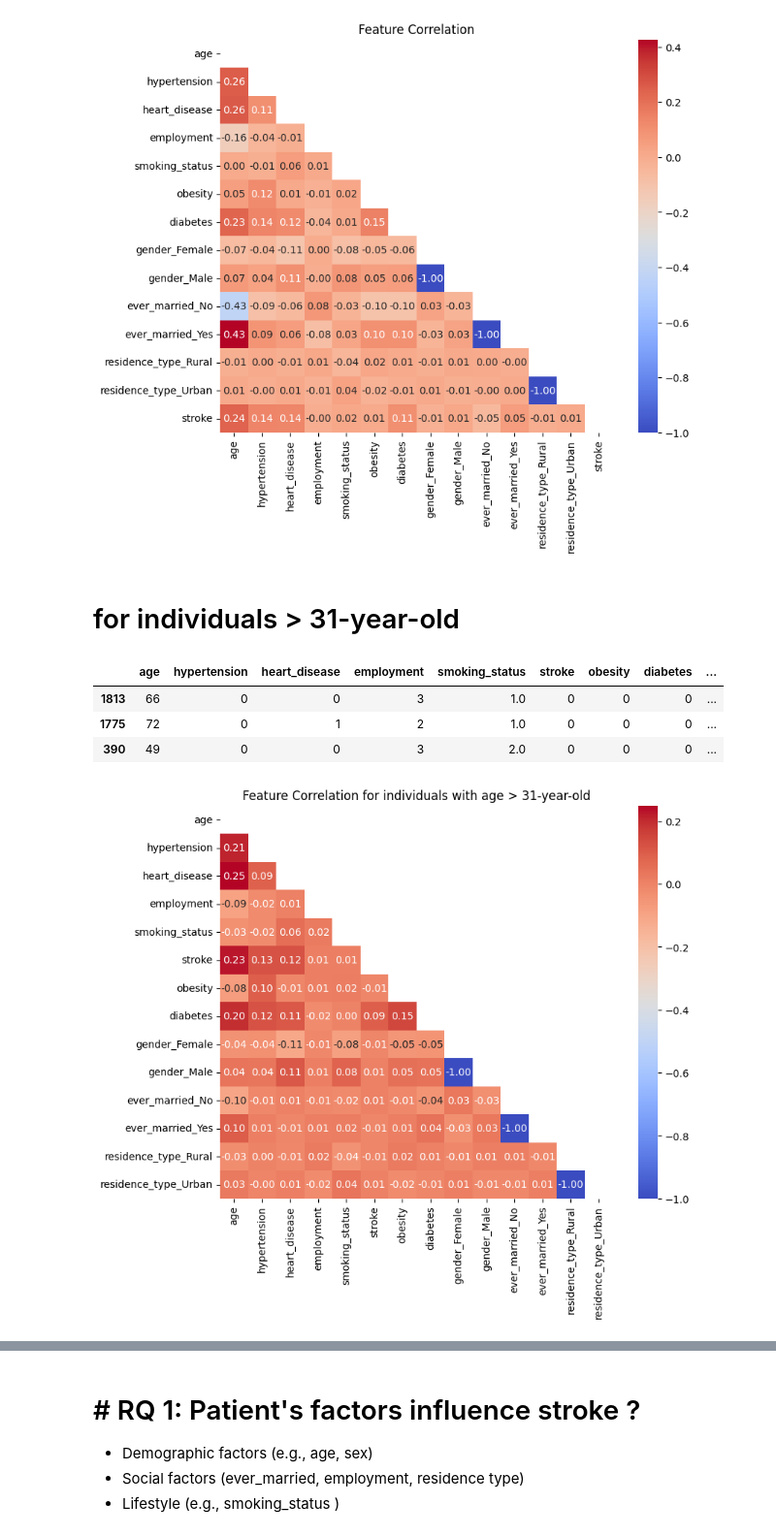
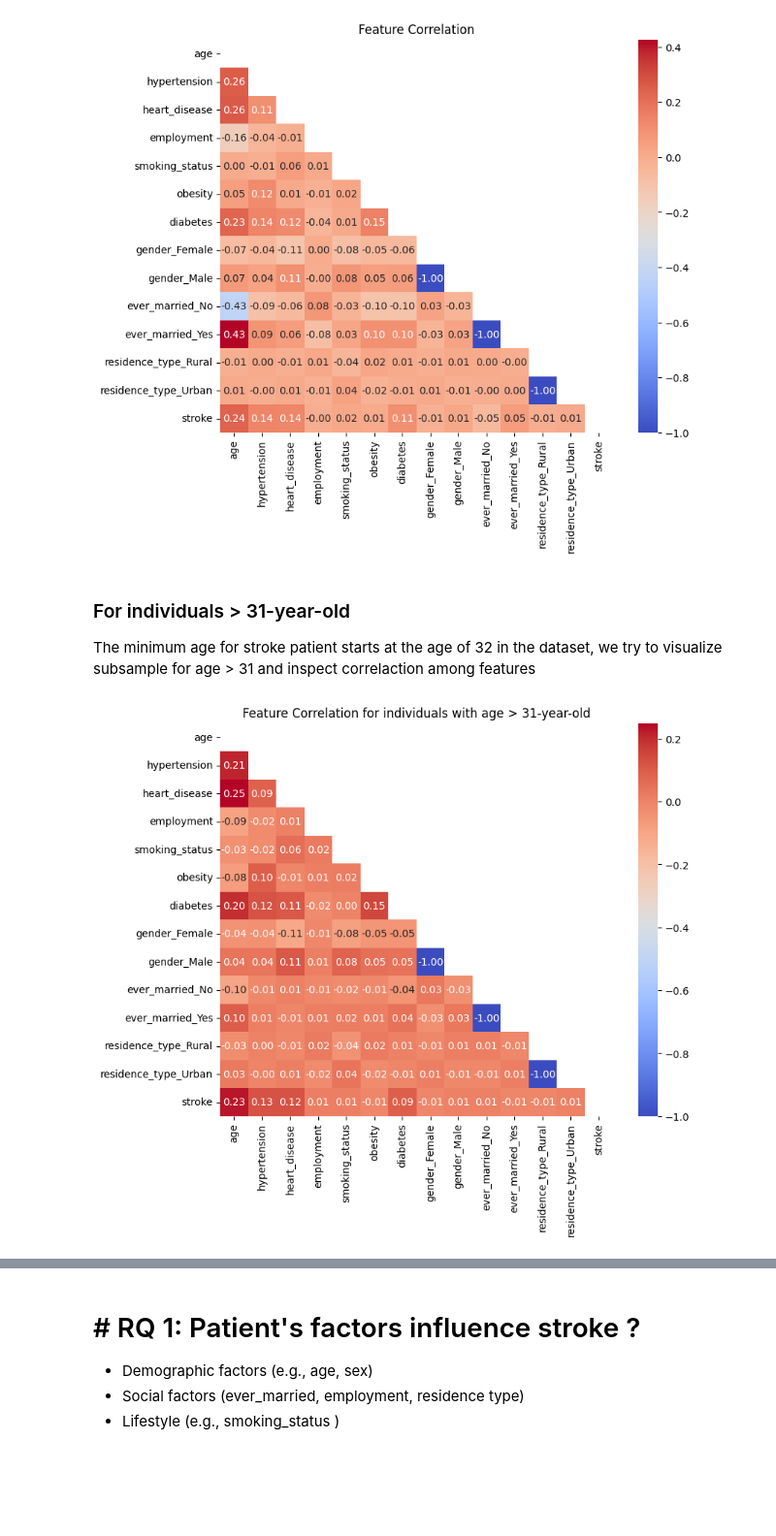
Before and after one commit to lily-aung/HAD7001, a Jupyter notebook: Datathon_2/Datathon_2_Team8.ipynb, the cells around one changed output, grey strips where cells are left out. Shown at 97% size. Saved outputs shown, nothing was run; the diff lists cells and outputs as text; code cells hidden in the pictures; blank space fills up the shorter version.

```diff
--- a/Datathon_2/Datathon_2-Team8.ipynb
+++ b/Datathon_2/Datathon_2_Team8.ipynb
@@ -375,7 +361,7 @@ def preprocess_data(source_df, binary_cols, smoking_dict, employment_dict):
         t_df = pd.concat([t_df, encoded_df], axis=1)
 
     # Display a sample of the processed DataFrame
-    display(t_df.sample(3))
+    #display(t_df.sample(3))
 
     # Return processed DataFrame
     return t_df, None
@@ -418,24 +399,26 @@ plt.title("Feature Correlation")
 plt.show()
 # %% [output]
 [figure]
-# %% [markdown]
-# for individuals > 31-year-old
+# %% [markdown]
+### For individuals > 31-year-old
+The minimum age for stroke patient starts at the age of 32 in the dataset,
+we try to visualize subsample for age > 31 and inspect correlaction among features
 # %%
 t_df_31 = source_df.copy()
 t_df_31 = t_df_31[t_df_31['age']>31].reset_index(drop=True)
 
+
 t_df_31, _ = preprocess_data(t_df_31, binary_cols, smoking_dict, employment_dict)
+
+stroke_col = t_df_31.pop('stroke')
+t_df_31['stroke'] = stroke_col
 
 corr_mtx = t_df_31.corr()
 mask = np.triu(np.ones_like(corr_mtx, dtype=bool))
 
 plt.figure(figsize=(9,7))
 sns.heatmap(corr_mtx, annot=True, cmap='coolwarm', mask=mask, fmt='.2f', square=True)
 plt.title("Feature Correlation for individuals with age > 31-year-old")
 plt.show()
 # %% [output]
-|  | age | hypertension | heart_disease | employment | smoking_status | stroke | obesity | diabetes | ... |
-| 1813 | 66 | 0 | 0 | 3 | 1.0 | 0 | 0 | 0 | ... |
-| 1775 | 72 | 0 | 1 | 2 | 1.0 | 0 | 0 | 0 | ... |
-| 390 | 49 | 0 | 0 | 3 | 2.0 | 0 | 0 | 0 | ... |
-[figure, old version]
+[figure, new version]
```
Also changed, not shown: parts of 51 cells of this notebook.
